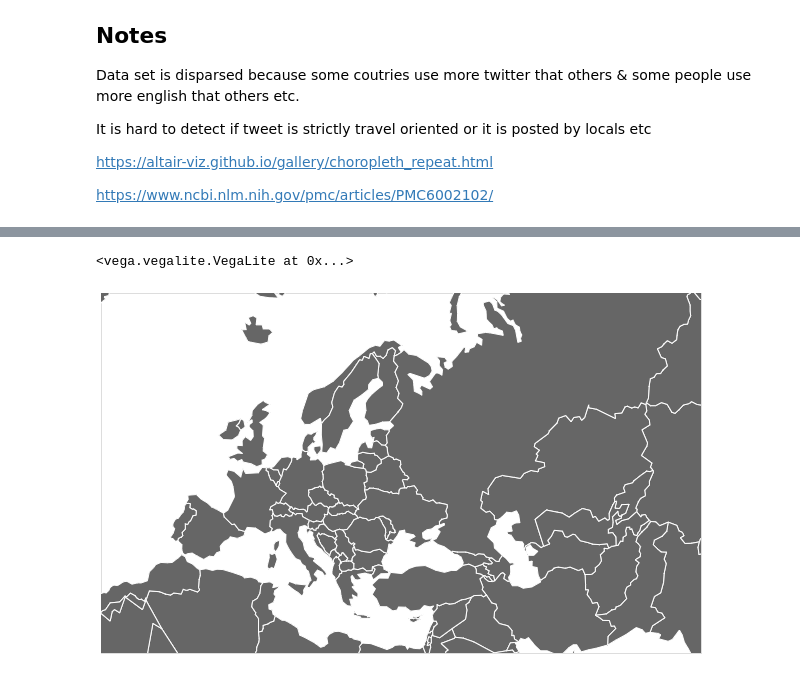
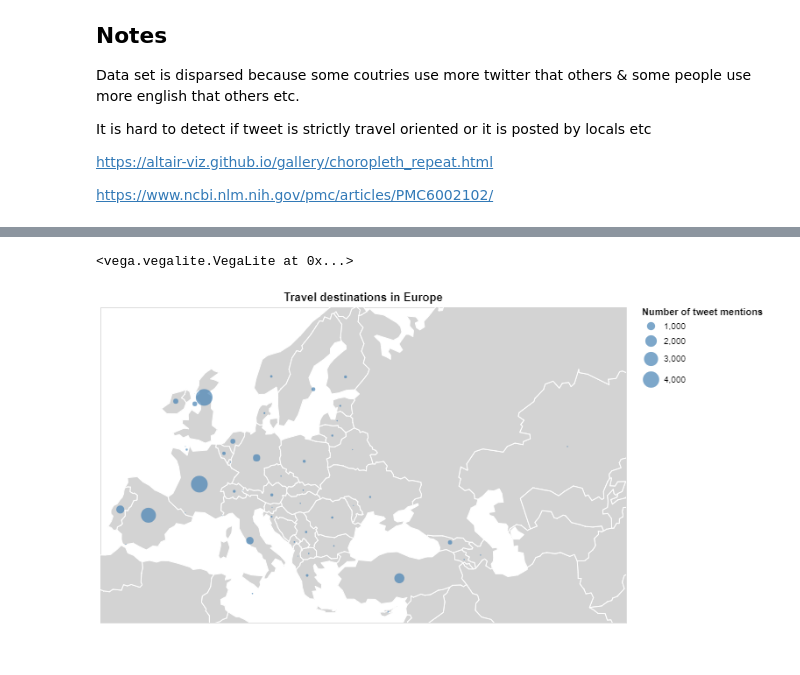
Before and after one commit to vostruk/twitter-feed-analysis, a Jupyter notebook: Twitter location analysis.ipynb, the cells around one changed output, grey strips where cells are left out. Cells and saved outputs as stored; diff of their text form; code cells hidden in the pictures.

```diff
--- a/Twitter location analysis.ipynb
+++ b/Twitter location analysis.ipynb
@@ -272,3 +272,12 @@ It is hard to detect if tweet is strictly travel oriented or it is posted by loc
 https://altair-viz.github.io/gallery/choropleth_repeat.html
 
 https://www.ncbi.nlm.nih.gov/pmc/articles/PMC6002102/
+# %%
+codes_list = pd.read_csv("countries_lat_longs.csv")
+codes_list = codes_list.set_index('country')
+europe_destinations = europe_destinations.set_index('country')
+asia_destinations = asia_destinations.set_index('country')
+# %%
+joined_eu_df = europe_destinations.join(codes_list)
+joined_asia_df = asia_destinations.join(codes_list)
+joined_asia_df.head()
@@ -275,30 +292,37 @@ https://www.ncbi.nlm.nih.gov/pmc/articles/PMC6002102/
 # %%
 import altair as alt
 alt.renderers.enable('notebook')
 
 from vega_datasets import data
 
 source = alt.topo_feature(data.world_110m.url, 'countries')
 
 base = alt.Chart(source).mark_geoshape(
-    fill='#666666',
+    fill='lightgray',
     stroke='white'
 ).properties(
     width=600,
     height=360,
 
 )
 
-projections = ['equirectangular', 'mercator', 'orthographic', 'gnomonic']
-charts = [base.project(proj).properties(title=proj)
-          for proj in projections]
+points = alt.Chart(joined_eu_df).mark_circle().encode(
+    longitude='longitude:Q',
+    latitude='latitude:Q',
+    size=alt.Size('count:Q', title='Number of tweet mentions'),
+    color=alt.value('steelblue'),
+    tooltip=['name:N','count:Q']
+).properties(
+    title='Travel destinations in Europe'
+)
 
-base.project(
+result = base + points
+
+result.project(
     type='orthographic',
-    scale=450,
-    rotate=[-31, -54]
+    scale=580,
+    rotate=[-30, -52]
 )
-#alt.concat(*charts, columns=2)
 # %% [output]
 <vega.vegalite.VegaLite at 0x...>
-[figure, old version]
+[figure, new version]
```
Also changed, not shown: parts of 3 cells of this notebook, 2 other files.
